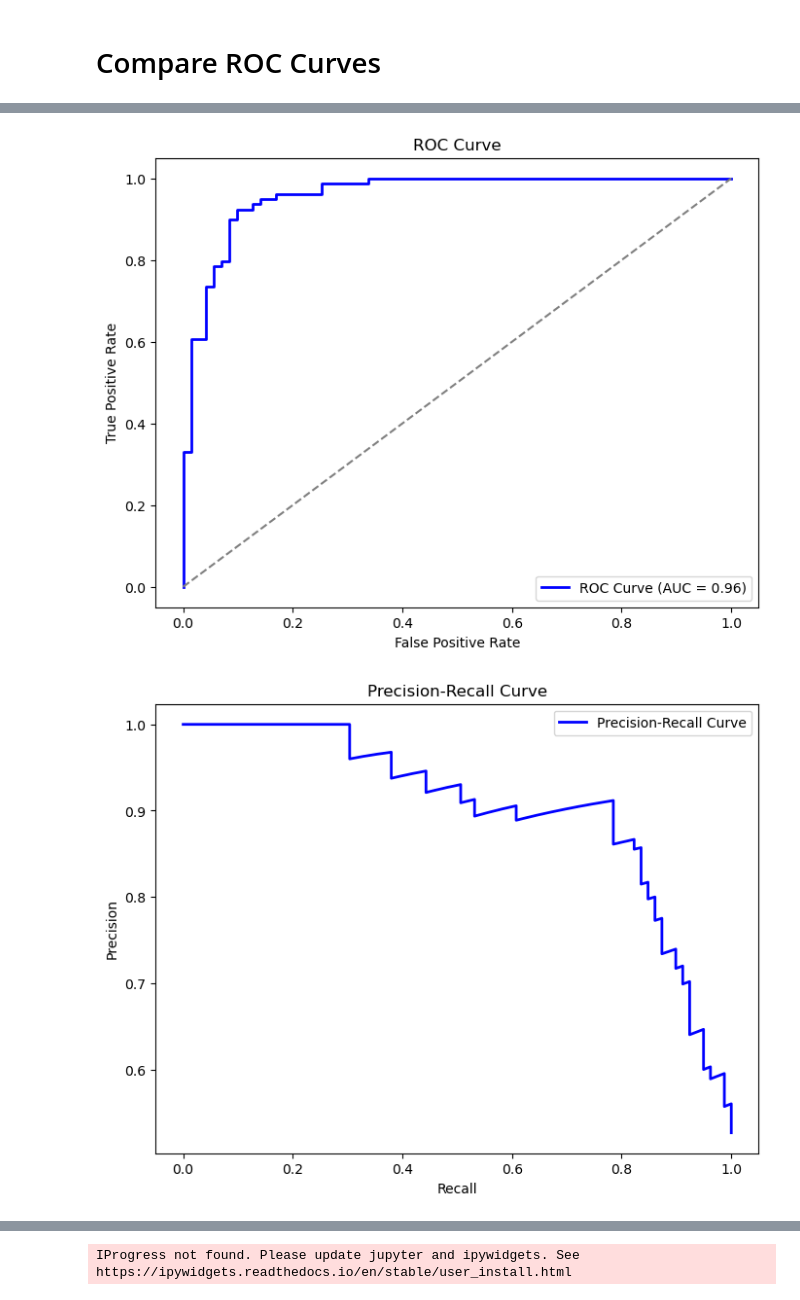
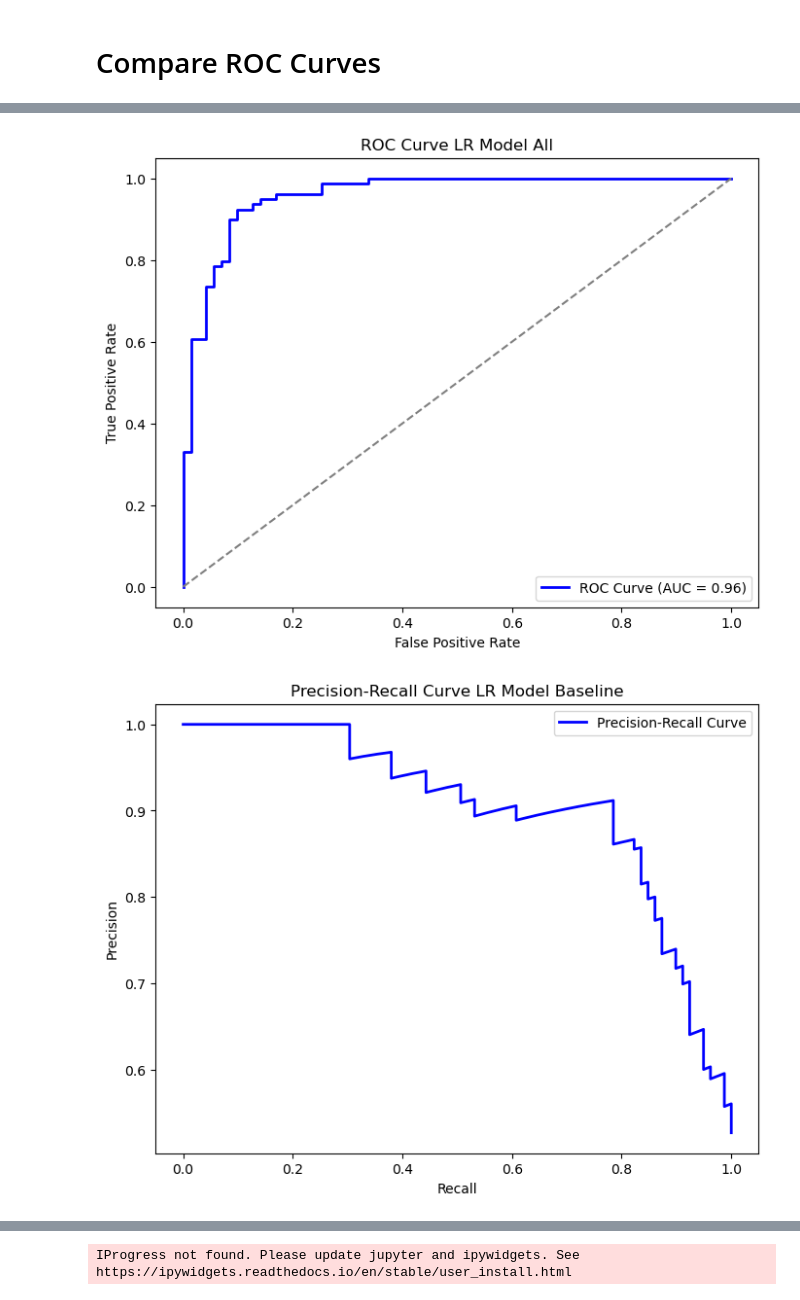
Before and after one commit to vivyuen/heart-failure-prediction, a Jupyter notebook: experiments/logistic_regression_experiments.ipynb, the cells around one changed output, grey strips where cells are left out. Saved outputs shown, nothing was run; the diff lists cells and outputs as text; code cells hidden in the pictures.

```diff
--- a/experiments/logistic_regression_experiments.ipynb
+++ b/experiments/logistic_regression_experiments.ipynb
@@ -276,27 +276,27 @@ plt.plot(fpr, tpr, color="blue", lw=2, label=f"ROC Curve (AUC = {roc_auc:.2f})")
 plt.plot([0, 1], [0, 1], color="gray", linestyle="--")
 plt.xlabel("False Positive Rate")
 plt.ylabel("True Positive Rate")
-plt.title("ROC Curve")
+plt.title("ROC Curve LR Model All")
 plt.legend(loc="lower right")
 plt.show()
 # %% [output]
-[figure, old version]
+[figure, new version]
 # %%
 from sklearn.metrics import precision_recall_curve
 
 # Compute precision and recall
 precision, recall, thresholds = precision_recall_curve(y_test, y_test_prob_baseline)
 
 # Plot the precision-recall curve
 plt.figure(figsize=(8, 6))
 plt.plot(recall, precision, color="blue", lw=2, label="Precision-Recall Curve")
 plt.xlabel("Recall")
 plt.ylabel("Precision")
-plt.title("Precision-Recall Curve")
+plt.title("Precision-Recall Curve LR Model Baseline")
 plt.legend()
 plt.show()
 # %% [output]
-[figure, old version]
+[figure, new version]
 # %%
 # Compute precision and recall
 precision, recall, thresholds = precision_recall_curve(y_test, y_test_prob_all)
```
Also changed, not shown: parts of 4 cells of this notebook.
